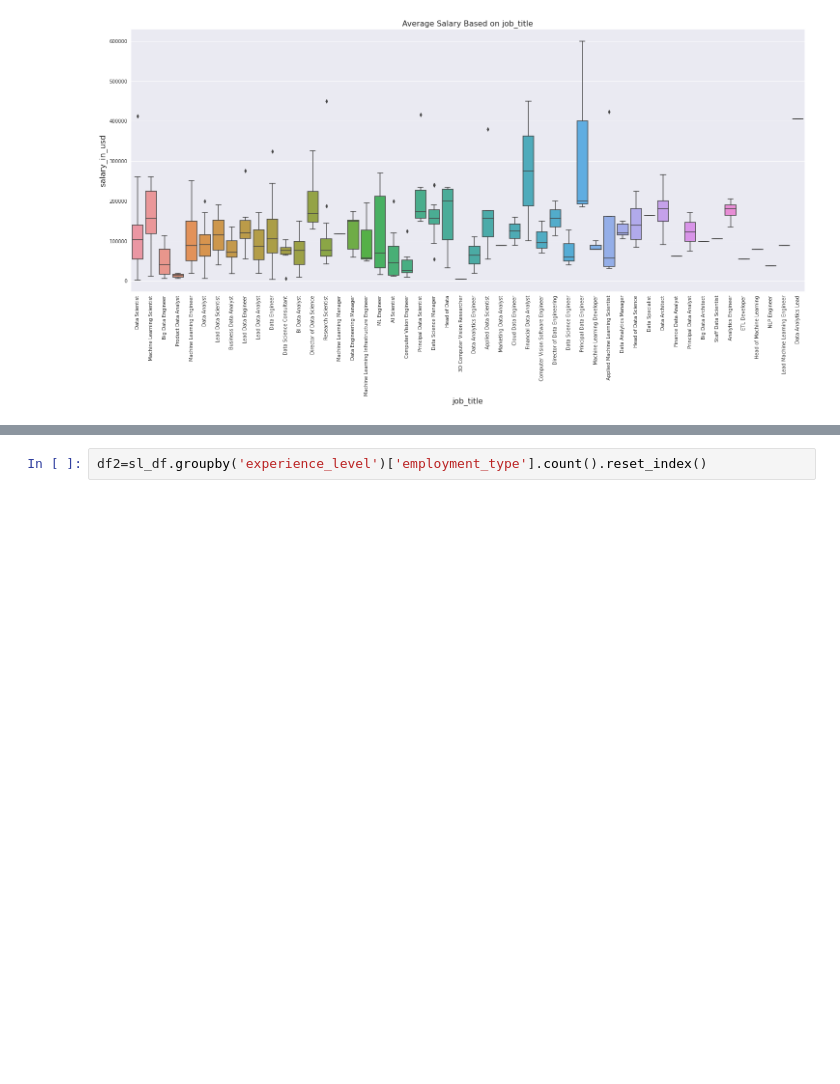
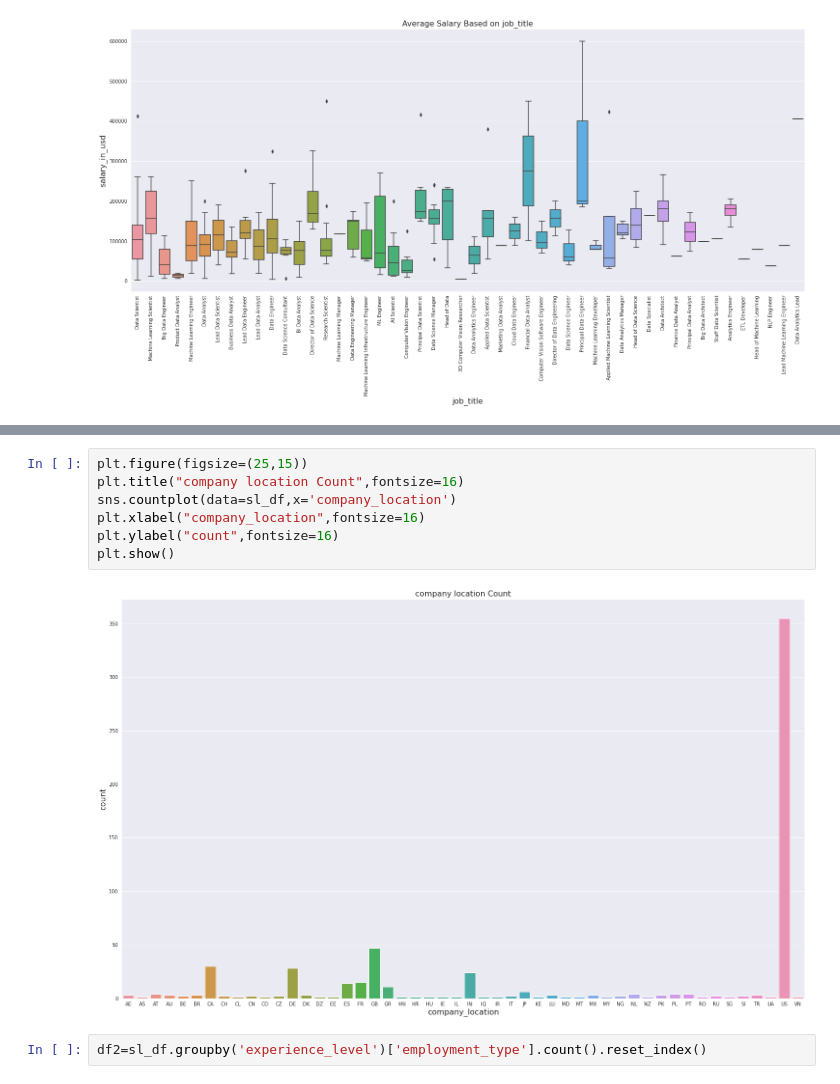
Before and after one commit to Navjotkhatri/Data-Scientist-Salary-Analysis, a Jupyter notebook: Data_Scientist_worldwide_Salary_Analysis.ipynb, the cells around one changed output, grey strips where cells are left out. Drawn from its saved outputs; the diff is of its cells as text; blank space fills up the shorter version.

```diff
--- a/Data_Scientist_worldwide_Salary_Analysis.ipynb
+++ b/Data_Scientist_worldwide_Salary_Analysis.ipynb
@@ -278,3 +287,12 @@ plt.show()
+# %%
+plt.figure(figsize=(25,15))
+plt.title("company location Count",fontsize=16)
+sns.countplot(data=sl_df,x='company_location')
+plt.xlabel("company_location",fontsize=16)
+plt.ylabel("count",fontsize=16)
+plt.show()
+# %% [output]
+[figure, added]
 # %%
 df2=sl_df.groupby('experience_level')['employment_type'].count().reset_index()
 # %%
```
Also changed, not shown: parts of 1 cell of this notebook.
